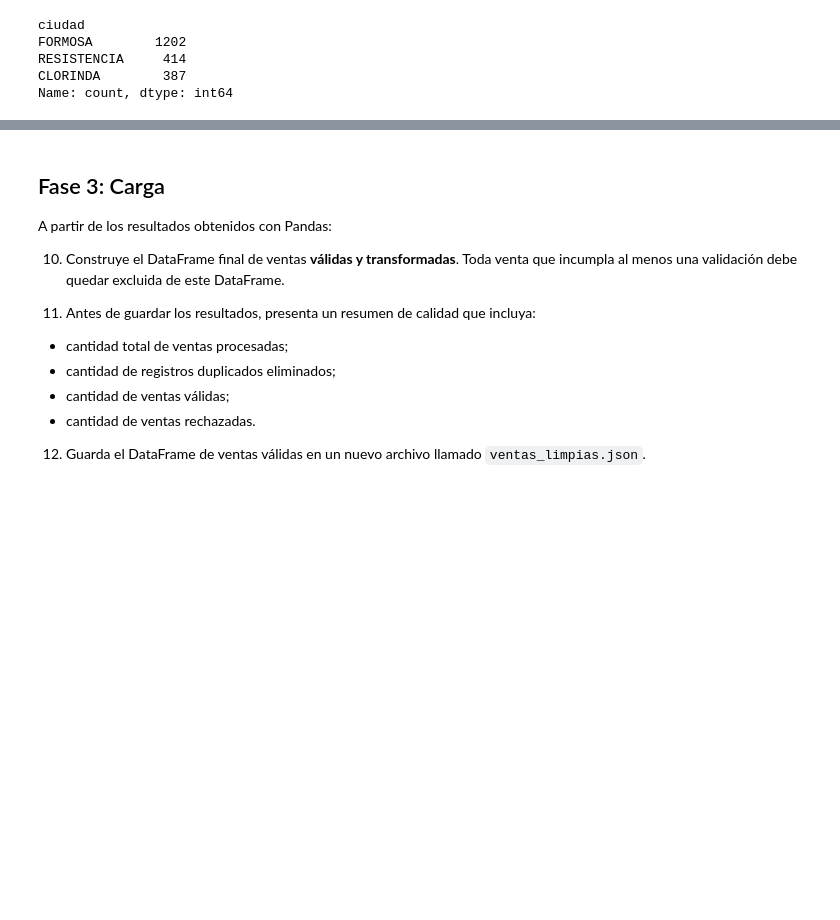
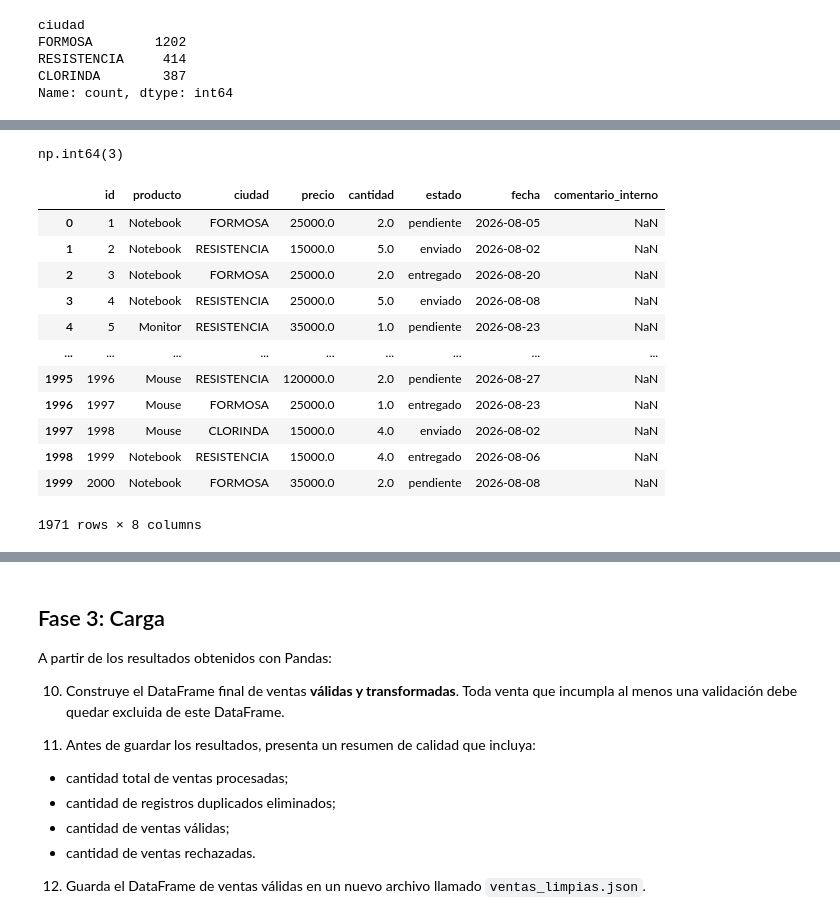
Before and after one commit to diegoriveros17/big_data, a Jupyter notebook: 10-09-2026/Trabajo Practico - ETL - Pandas.ipynb, the cells around one changed output, grey strips where cells are left out. Saved outputs shown, nothing was run; the diff lists cells and outputs as text; code cells hidden in the pictures; blank space fills up the shorter version.

```diff
--- a/10-09-2026/Trabajo Practico - ETL - Pandas.ipynb
+++ b/10-09-2026/Trabajo Practico - ETL - Pandas.ipynb
@@ -164,0 +163,6 @@ df_ventas_copy
+# %%
+df_ventas_copy["estado"] = df_ventas_copy["estado"].astype(str).str.strip().str.lower()
+estados = ["pendiente", "enviado", "entregado"]
+df_ventas_copy = df_ventas_copy[df_ventas_copy["estado"].isin(estados)]
+
+df_ventas_copy
@@ -164,0 +183,5 @@ df_ventas_copy
+# %%
+df_ventas_copy["fecha"] = pd.to_datetime(df_ventas_copy["fecha"], format="%Y-%m-%d", errors="coerce")
+df_ventas_copy = df_ventas_copy[df_ventas_copy["fecha"].notna()]
+
+df_ventas_copy
@@ -164,0 +202,22 @@ df_ventas_copy
+# %%
+cant_duplicados = df_ventas_copy.duplicated().sum()
+cant_duplicados
+# %% [output]
+np.int64(3)
+# %%
+df_ventas_copy = df_ventas_copy.drop_duplicates()
+df_ventas_copy
+# %% [output]
+|  | id | producto | ciudad | precio | cantidad | estado | fecha | comentario_interno |
+| 0 | 1 | Notebook | FORMOSA | 25000.0 | 2.0 | pendiente | 2026-08-05 | NaN |
+| 1 | 2 | Notebook | RESISTENCIA | 15000.0 | 5.0 | enviado | 2026-08-02 | NaN |
+| 2 | 3 | Notebook | FORMOSA | 25000.0 | 2.0 | entregado | 2026-08-20 | NaN |
+| 3 | 4 | Notebook | RESISTENCIA | 25000.0 | 5.0 | enviado | 2026-08-08 | NaN |
+| 4 | 5 | Monitor | RESISTENCIA | 35000.0 | 1.0 | pendiente | 2026-08-23 | NaN |
+| ... | ... | ... | ... | ... | ... | ... | ... | ... |
+| 1995 | 1996 | Mouse | RESISTENCIA | 120000.0 | 2.0 | pendiente | 2026-08-27 | NaN |
+| 1996 | 1997 | Mouse | FORMOSA | 25000.0 | 1.0 | entregado | 2026-08-23 | NaN |
+| 1997 | 1998 | Mouse | CLORINDA | 15000.0 | 4.0 | enviado | 2026-08-02 | NaN |
+| 1998 | 1999 | Notebook | RESISTENCIA | 15000.0 | 4.0 | entregado | 2026-08-06 | NaN |
+| 1999 | 2000 | Notebook | FORMOSA | 35000.0 | 2.0 | pendiente | 2026-08-08 | NaN |
+1971 rows × 8 columns
```
Also changed, not shown: parts of 9 cells of this notebook, 8 other files.
